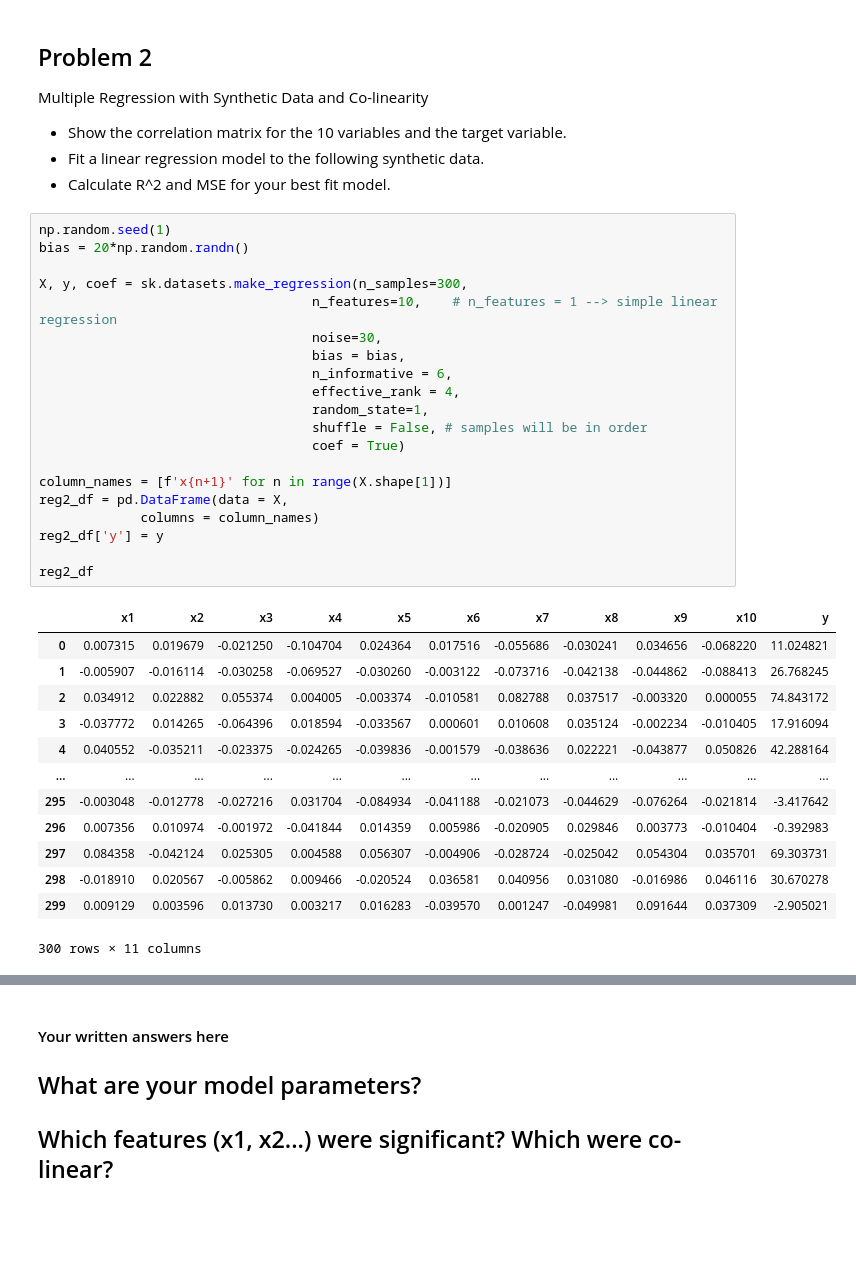
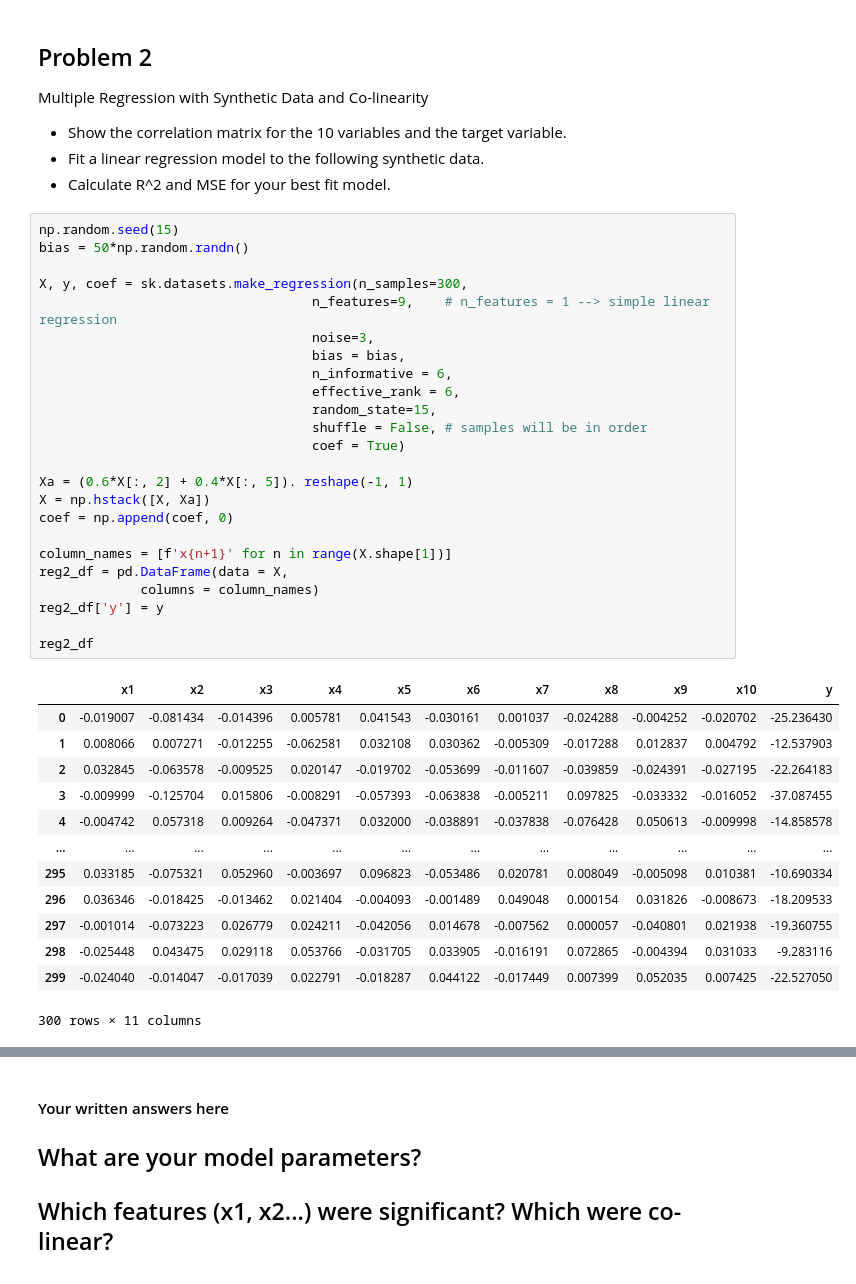
Before and after one commit to GettysburgDataScience/ps1-linear-regression-Saheedah20, a Jupyter notebook: PS1.ipynb, the cells around one changed output, grey strips where cells are left out. Drawn from its saved outputs; the diff is of its cells as text; blank space fills up the shorter version.

```diff
--- a/PS1.ipynb
+++ b/PS1.ipynb
@@ -147,36 +147,40 @@ Multiple Regression with Synthetic Data and Co-linearity
  - Fit a linear regression model to the following synthetic data.
  - Calculate R^2 and MSE for your best fit model.
 # %%
-np.random.seed(1)
-bias = 20*np.random.randn()
+np.random.seed(15)
+bias = 50*np.random.randn()
 
 X, y, coef = sk.datasets.make_regression(n_samples=300,
-                                   n_features=10,    # n_features = 1 --> simple linear regression
-                                   noise=30,
+                                   n_features=9,    # n_features = 1 --> simple linear regression
+                                   noise=3,
                                    bias = bias,
                                    n_informative = 6,
-                                   effective_rank = 4,
-                                   random_state=1,
+                                   effective_rank = 6,
+                                   random_state=15,
                                    shuffle = False, # samples will be in order
                                    coef = True)
+
+Xa = (0.6*X[:, 2] + 0.4*X[:, 5]). reshape(-1, 1)
+X = np.hstack([X, Xa])
+coef = np.append(coef, 0)
 
 column_names = [f'x{n+1}' for n in range(X.shape[1])]
 reg2_df = pd.DataFrame(data = X,
              columns = column_names)
 reg2_df['y'] = y
 
 reg2_df
 # %% [output]
 |  | x1 | x2 | x3 | x4 | x5 | x6 | x7 | x8 | x9 | x10 | y |
-| 0 | 0.007315 | 0.019679 | -0.021250 | -0.104704 | 0.024364 | 0.017516 | -0.055686 | -0.030241 | 0.034656 | -0.068220 | 11.024821 |
-| 1 | -0.005907 | -0.016114 | -0.030258 | -0.069527 | -0.030260 | -0.003122 | -0.073716 | -0.042138 | -0.044862 | -0.088413 | 26.768245 |
-| 2 | 0.034912 | 0.022882 | 0.055374 | 0.004005 | -0.003374 | -0.010581 | 0.082788 | 0.037517 | -0.003320 | 0.000055 | 74.843172 |
-| 3 | -0.037772 | 0.014265 | -0.064396 | 0.018594 | -0.033567 | 0.000601 | 0.010608 | 0.035124 | -0.002234 | -0.010405 | 17.916094 |
-| 4 | 0.040552 | -0.035211 | -0.023375 | -0.024265 | -0.039836 | -0.001579 | -0.038636 | 0.022221 | -0.043877 | 0.050826 | 42.288164 |
+| 0 | -0.019007 | -0.081434 | -0.014396 | 0.005781 | 0.041543 | -0.030161 | 0.001037 | -0.024288 | -0.004252 | -0.020702 | -25.236430 |
+| 1 | 0.008066 | 0.007271 | -0.012255 | -0.062581 | 0.032108 | 0.030362 | -0.005309 | -0.017288 | 0.012837 | 0.004792 | -12.537903 |
+| 2 | 0.032845 | -0.063578 | -0.009525 | 0.020147 | -0.019702 | -0.053699 | -0.011607 | -0.039859 | -0.024391 | -0.027195 | -22.264183 |
+| 3 | -0.009999 | -0.125704 | 0.015806 | -0.008291 | -0.057393 | -0.063838 | -0.005211 | 0.097825 | -0.033332 | -0.016052 | -37.087455 |
+| 4 | -0.004742 | 0.057318 | 0.009264 | -0.047371 | 0.032000 | -0.038891 | -0.037838 | -0.076428 | 0.050613 | -0.009998 | -14.858578 |
 | ... | ... | ... | ... | ... | ... | ... | ... | ... | ... | ... | ... |
-| 295 | -0.003048 | -0.012778 | -0.027216 | 0.031704 | -0.084934 | -0.041188 | -0.021073 | -0.044629 | -0.076264 | -0.021814 | -3.417642 |
-| 296 | 0.007356 | 0.010974 | -0.001972 | -0.041844 | 0.014359 | 0.005986 | -0.020905 | 0.029846 | 0.003773 | -0.010404 | -0.392983 |
-| 297 | 0.084358 | -0.042124 | 0.025305 | 0.004588 | 0.056307 | -0.004906 | -0.028724 | -0.025042 | 0.054304 | 0.035701 | 69.303731 |
-| 298 | -0.018910 | 0.020567 | -0.005862 | 0.009466 | -0.020524 | 0.036581 | 0.040956 | 0.031080 | -0.016986 | 0.046116 | 30.670278 |
-| 299 | 0.009129 | 0.003596 | 0.013730 | 0.003217 | 0.016283 | -0.039570 | 0.001247 | -0.049981 | 0.091644 | 0.037309 | -2.905021 |
+| 295 | 0.033185 | -0.075321 | 0.052960 | -0.003697 | 0.096823 | -0.053486 | 0.020781 | 0.008049 | -0.005098 | 0.010381 | -10.690334 |
+| 296 | 0.036346 | -0.018425 | -0.013462 | 0.021404 | -0.004093 | -0.001489 | 0.049048 | 0.000154 | 0.031826 | -0.008673 | -18.209533 |
+| 297 | -0.001014 | -0.073223 | 0.026779 | 0.024211 | -0.042056 | 0.014678 | -0.007562 | 0.000057 | -0.040801 | 0.021938 | -19.360755 |
+| 298 | -0.025448 | 0.043475 | 0.029118 | 0.053766 | -0.031705 | 0.033905 | -0.016191 | 0.072865 | -0.004394 | 0.031033 | -9.283116 |
+| 299 | -0.024040 | -0.014047 | -0.017039 | 0.022791 | -0.018287 | 0.044122 | -0.017449 | 0.007399 | 0.052035 | 0.007425 | -22.527050 |
 300 rows × 11 columns
```
Also changed, not shown: parts of 2 cells of this notebook, 1 other file.
